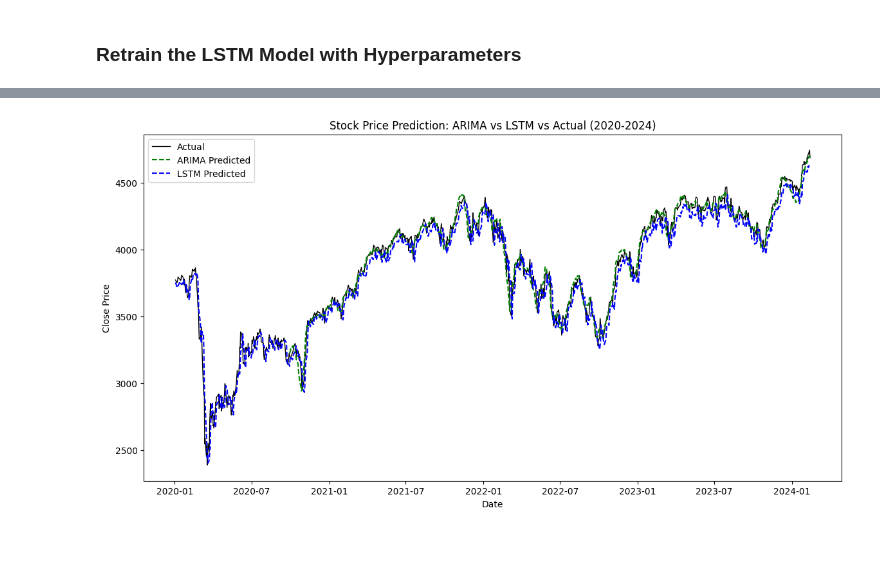
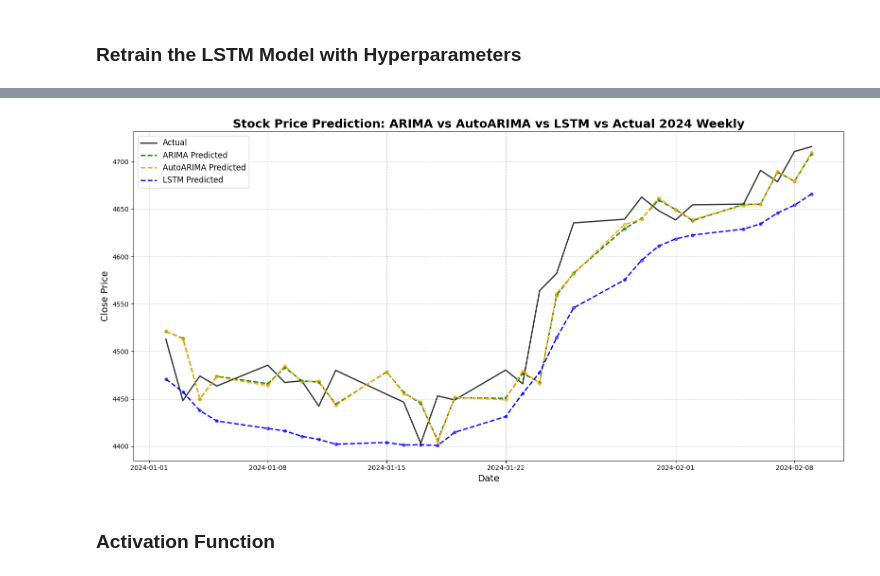
Before and after one commit to Fabio-Poli/CCT-Thesis-Project, a Jupyter notebook: Project_Code/Results/Project Sep 2024.ipynb, the cells around one changed output, grey strips where cells are left out. Drawn from its saved outputs; the diff is of its cells as text; code cells hidden in the pictures; blank space fills up the shorter version.

```diff
--- a/Project_Code/Results/Project Sep 2024.ipynb
+++ b/Project_Code/Results/Project Sep 2024.ipynb
@@ -1713,0 +1687,4 @@ plt.show()
+# %%
+# Rebuild the history to include only the training data
+history = train_endog.tolist()
+predictions = []
@@ -1713,0 +1698,3 @@ plt.show()
+# %%
+# Create a series for the predicted values with the same index as the test data
+predicted_series = pd.Series(predictions, index=test_endog.index)
@@ -2108,18 +2179,19 @@ X_train, X_test, y_train, y_test, scaler_series = prepare_data(dataset_knn_panda
 # %% [markdown]
 ### LSTM Model Architecture
 # %%
-def create_lstm_model(input_shape):
+def create_lstm_model(input_shape, units=50, dropout_rate=0.2):
     model = Sequential()
-    model.add(LSTM(50, return_sequences=True, input_shape=input_shape))
-    model.add(Dropout(0.2))
-    model.add(LSTM(50, return_sequences=False))
-    model.add(Dropout(0.2))
+    model.add(LSTM(units, return_sequences=True, input_shape=input_shape))
+    model.add(Dropout(dropout_rate))
+    model.add(LSTM(units, return_sequences=False))
+    model.add(Dropout(dropout_rate))
     model.add(Dense(1))
     model.compile(optimizer='adam', loss='mean_squared_error')
     return model
 
 # Create the LSTM model
-lstm_model = create_lstm_model((X_train.shape[1], X_train.shape[2]))
+input_shape = (X_train.shape[1], X_train.shape[2])
+lstm_model = create_lstm_model(input_shape, units=50, dropout_rate=0.2)
 # %% [markdown]
 ### Training the Model
 # %%
@@ -3001,30 +3047,54 @@ plt.show()
 # %%
-# Define the start and end dates for the plot (2020 to 2024)
-start_date = '2020-01-01'
-end_date = '2024-12-31'
+# Adjust lengths to match
+min_length = min(len(test_dates), len(lstm_predicted))
+lstm_test_dates_aligned = test_dates[:min_length]
+lstm_predicted = lstm_predicted[:min_length]
+
+# Define the start and end dates for the plot (2024-01-01 to 2024-02-09)
+start_date = '2024-01-01'
+end_date = '2024-02-09'
 
 # Filter the data for the specified date range
 actual_filtered = dataset_knn_pandas['Close'].loc[start_date:end_date]
-lstm_predicted_filtered = pd.Series(lstm_predicted, index=test_index_aligned).loc[start_date:end_date]
+lstm_predicted_series = pd.Series(lstm_predicted, index=lstm_test_dates_aligned)
+lstm_predicted_filtered = lstm_predicted_series.loc[start_date:end_date]
+
 arima_predicted_filtered = arima_predicted.loc[start_date:end_date]
+autoarima_predicted_filtered = autoarima_predicted.loc[start_date:end_date]
 
-# Plot the filtered actual series (2020-2024)
-plt.figure(figsize=(14, 7))
-plt.plot(actual_filtered, label='Actual', color='black', linewidth=1)
+# Plot the filtered actual series (2024)
+plt.figure(figsize=(16, 8))
+plt.plot(actual_filtered, label='Actual', color='black', linewidth=2, alpha=0.8)
 
 # Plot the filtered ARIMA predictions
-plt.plot(arima_predicted_filtered.index, arima_predicted_filtered, label='ARIMA Predicted', color='green', linestyle='dashed')
+plt.plot(arima_predicted_filtered.index, arima_predicted_filtered, label='ARIMA Predicted', color='green', linestyle='dashed', linewidth=2)
+
+# Plot the filtered AutoARIMA predictions
+plt.plot(autoarima_predicted_filtered.index, autoarima_predicted_filtered, label='AutoARIMA Predicted', color='orange', linestyle='dashed', linewidth=2)
 
 # Plot the filtered LSTM predictions
-plt.plot(lstm_predicted_filtered.index, lstm_predicted_filtered, label='LSTM Predicted', color='blue', linestyle='dashed')
+plt.plot(lstm_predicted_filtered.index, lstm_predicted_filtered, label='LSTM Predicted', color='blue', linestyle='dashed', linewidth=2)
 
 # Add titles and labels
-plt.title('Stock Price Prediction: ARIMA vs LSTM vs Actual (2020-2024)')
-plt.xlabel('Date')
-plt.ylabel('Close Price')
-plt.legend()
+plt.title('Stock Price Prediction: ARIMA vs AutoARIMA vs LSTM vs Actual 2024 Weekly', fontsize=18, fontweight='bold')
+plt.xlabel('Date', fontsize=14)
+plt.ylabel('Close Price', fontsize=14)
 
-# Show the plot
+# Highlight the significant variations with markers
+plt.scatter(arima_predicted_filtered.index, arima_predicted_filtered, color='green', s=20, alpha=0.6)
+plt.scatter(autoarima_predicted_filtered.index, autoarima_predicted_filtered, color='orange', s=20, alpha=0.6)
+plt.scatter(lstm_predicted_filtered.index, lstm_predicted_filtered, color='blue', s=20, alpha=0.6)
+
+# Add the legend
+plt.legend(loc='upper left', fontsize=12)
+
+# Add gridlines to enhance readability
+plt.grid(True, linestyle='--', alpha=0.6)
+
+# Display the plot
+plt.tight_layout()
 plt.show()
 # %% [output]
-[figure, old version]
+[figure, new version]
+# %% [markdown]
+### Activation Function
```
Also changed, not shown: parts of 108 cells of this notebook.
